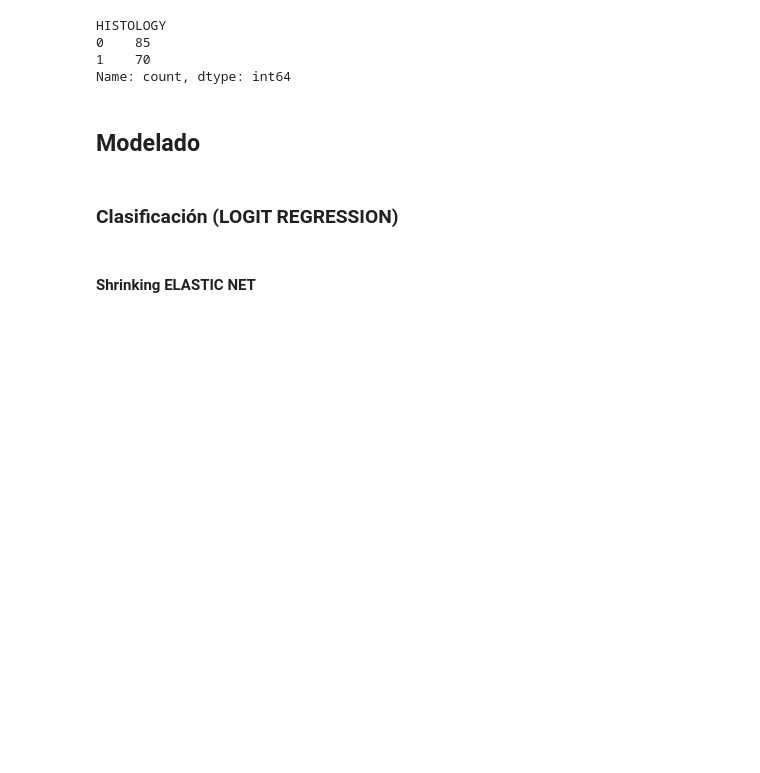
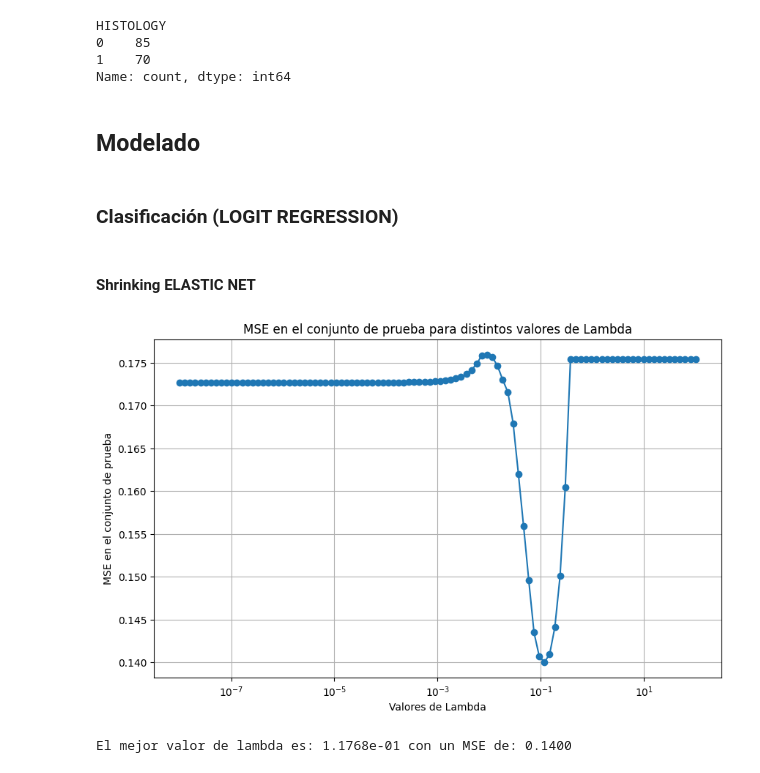
Before and after one commit to phobbins/AnalisisDatos, a Jupyter notebook: Proyecto/Hepatitis_Predict.ipynb, the cells around one changed output. Cells and saved outputs as stored; diff of their text form; code cells hidden in the pictures; blank space fills up the shorter version.

```diff
--- a/Proyecto/Hepatitis_Predict.ipynb
+++ b/Proyecto/Hepatitis_Predict.ipynb
@@ -710,7 +710,7 @@ Name: count, dtype: int64
 # %% [markdown]
 #### Shrinking ELASTIC NET
 # %%
-X = df_hepatits.drop(columns = ['Class'])
+X = df_hepatitis.drop(columns = ['Class'])
 y = df_hepatitis['Class']
 # %%
 #Los datos ya estan escalados
@@ -720,5 +717,0 @@ l1_ratios = np.logspace(-8, 2, 100) # Definimos un grid entre 10e-8 y 10e2
-# %%
-#Usamos cross-validation para determinar elmejor valor de lambda
-elastic_net = ElasticNetCV(l1_ratio=l1_ratios, cv=5, random_state=42)
-elastic_net.fit(X_train_scaled, y_train)
-r2_scores = elastic_net.mse_path_.mean(axis=1) # Calculamos el R^2
@@ -734 +718,42 @@ plt.show()
+# %%
+alphas = np.logspace(-8, 2, 100)  # 100 valores de 10e-8 a 10e2
+
+# Lista para guardar el error en el conjunto de prueba
+test_errors = []
+
+# Iteramos sobre cada valor de lambda
+for alpha in alphas:
+    # Ajustamos un modelo de ElasticNet para cada valor de alpha
+    elastic_net = ElasticNet(alpha=alpha, l1_ratio=0.5, random_state=42)  # l1_ratio esta en medio
+    elastic_net.fit(X_train, y_train)
+
+    # Predecimos
+    y_pred = elastic_net.predict(X_test)
+
+    # Calculamos el MSE en el conjunto de prueba
+    mse = mean_squared_error(y_test, y_pred)
+    test_errors.append(mse)
+
+# Graficamos el MSE en el conjunto de prueba contra los valores de alpha (lambdas)
+plt.figure(figsize=(10, 6))
+plt.plot(alphas, test_errors, marker='o')
+plt.xscale('log')
+plt.xlabel('Valores de Lambda')
+plt.ylabel('MSE en el conjunto de prueba')
+plt.title('MSE en el conjunto de prueba para distintos valores de Lambda')
+plt.grid(True)
+plt.show()
+# %% [output]
+[figure, added]
+# %%
+# Encontramos el índice del MSE mínimo
+best_index = np.argmin(test_errors)
+
+# Obtenemos el mejor valor de lambda (alpha) y el menor MSE
+best_alpha = alphas[best_index]
+best_mse = test_errors[best_index]
+
+print(f"El mejor valor de lambda es: {best_alpha:.4e} con un MSE de: {best_mse:.4f}")
+# %% [output]
+El mejor valor de lambda es: 1.1768e-01 con un MSE de: 0.1400
 # %%
```
Also changed, not shown: parts of 9 cells of this notebook.
